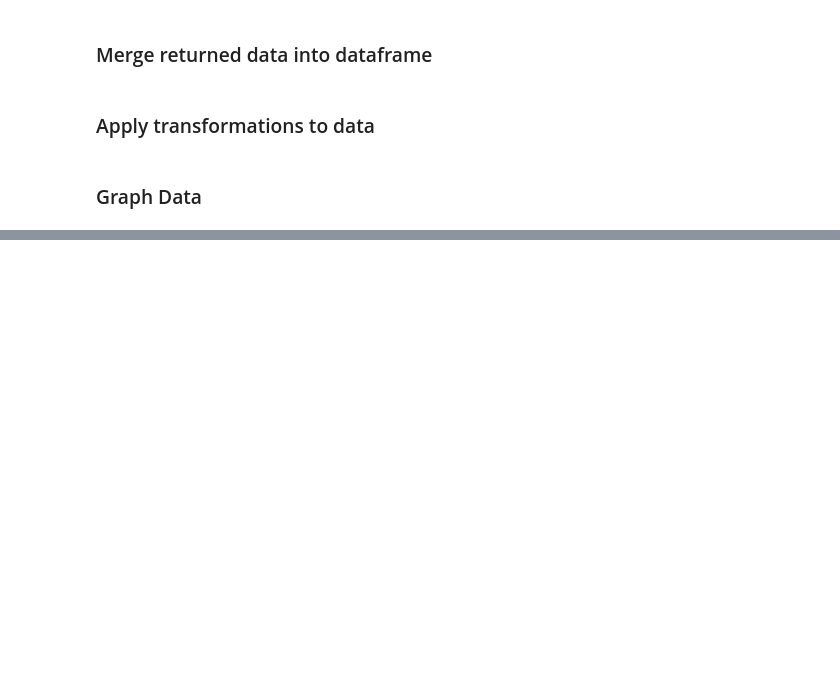
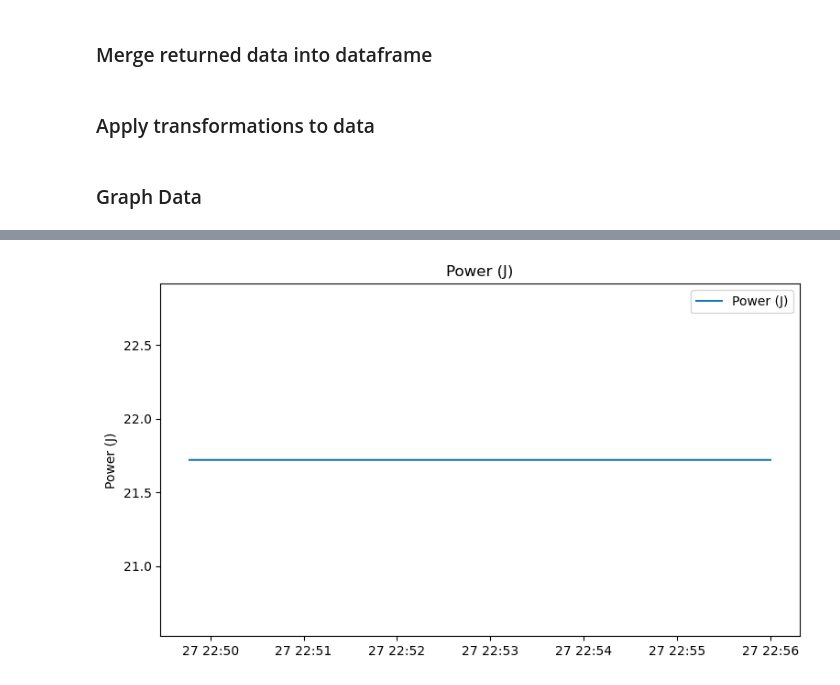
Before and after one commit to UOSupermileage/UOSM-TelemetryDataProcessing, a Jupyter notebook: ArduinoCloudData.ipynb, the cells around one changed output, grey strips where cells are left out. Cells and saved outputs as stored; diff of their text form; code cells hidden in the pictures; blank space fills up the shorter version.

```diff
--- a/ArduinoCloudData.ipynb
+++ b/ArduinoCloudData.ipynb
@@ -362,0 +426,4 @@ fig.show()
+# %%
+plot_power(processed)
+# %% [output]
+[figure, added]
```
Also changed, not shown: parts of 12 cells of this notebook, 1 other file.
